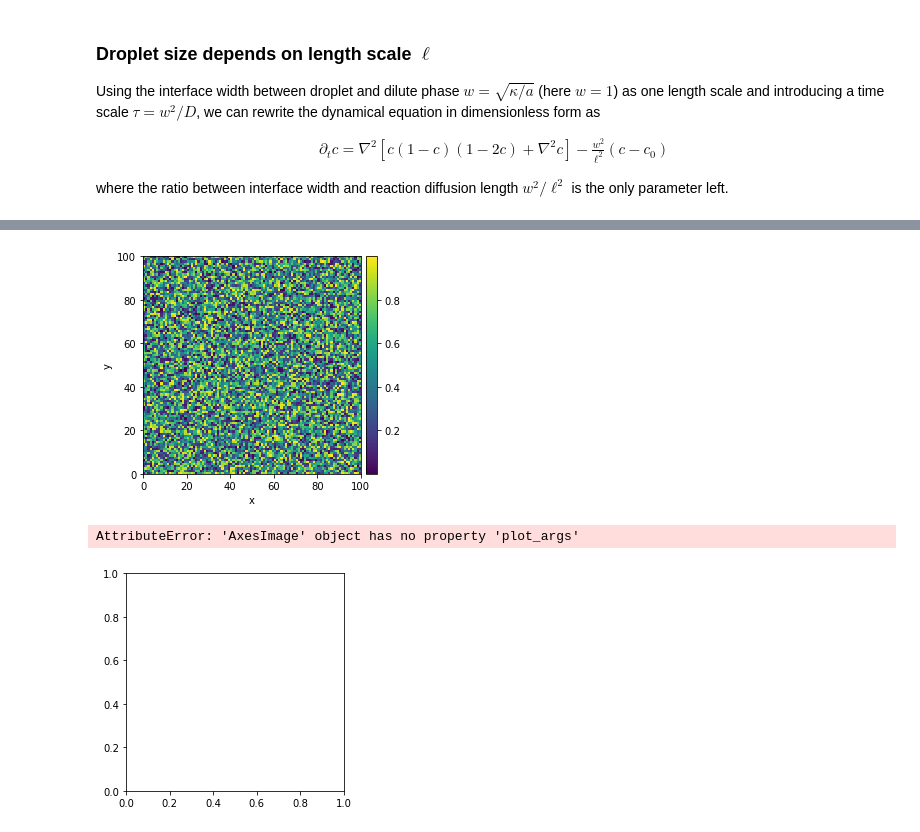
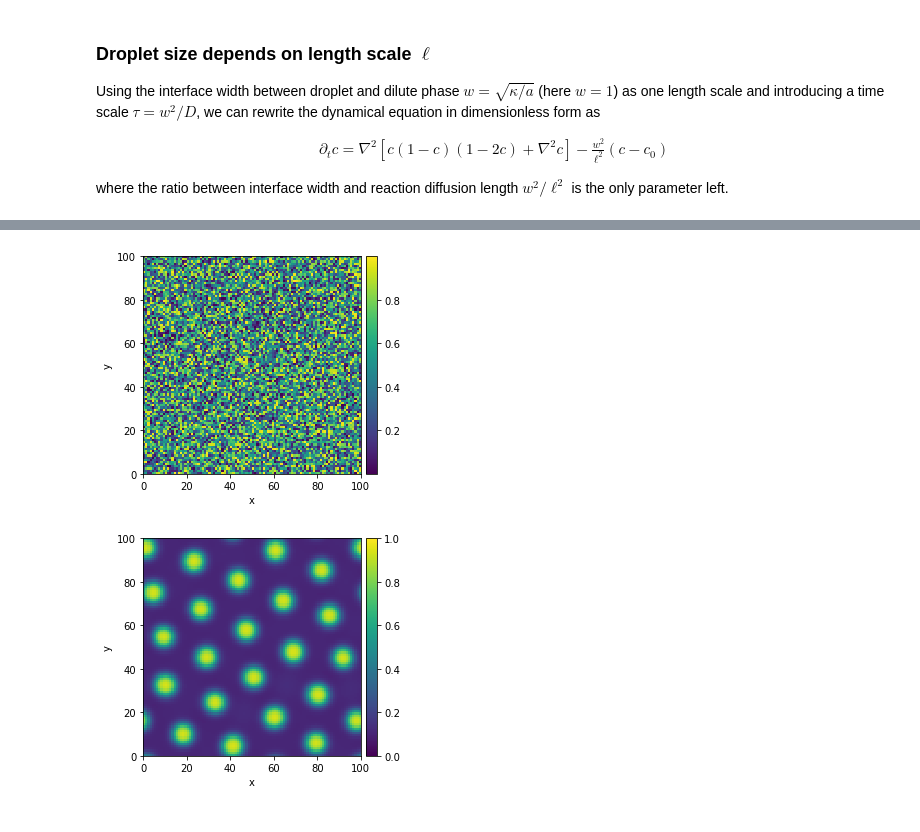
Before and after one commit to zwicker-group/tutorial-pattern-formation-in-cells, a Jupyter notebook: 05_non-ideal-reaction-diffusion.ipynb, the cells around one changed output, grey strips where cells are left out. Saved outputs shown, nothing was run; the diff lists cells and outputs as text; code cells hidden in the pictures.

```diff
--- a/05_non-ideal-reaction-diffusion.ipynb
+++ b/05_non-ideal-reaction-diffusion.ipynb
@@ -252,14 +252,13 @@ eq2.expressions
 # %%
 # prepare a random initial state
 grid = pde.UnitGrid([100, 100], periodic=True)
 initial_state = pde.ScalarField.random_uniform(grid, vmin=0, vmax=1.)
 initial_state.plot();
 
 # simulate the dynamics
 storage = pde.MemoryStorage()
 final_state = eq2.solve(initial_state, t_range=5000, dt=1.e-2, tracker=['progress', storage.tracker(10)])
-final_state.plot(plot_args={"vmin": 0, "vmax": 1});
+final_state.plot(vmin = 0, vmax = 1);
 # %% [output]
-[figure, old version]
+[figure, new version]
-AttributeError: 'AxesImage' object has no property 'plot_args'
-[figure, old version]
+[figure, new version]
```
Also changed, not shown: parts of 18 cells of this notebook.
